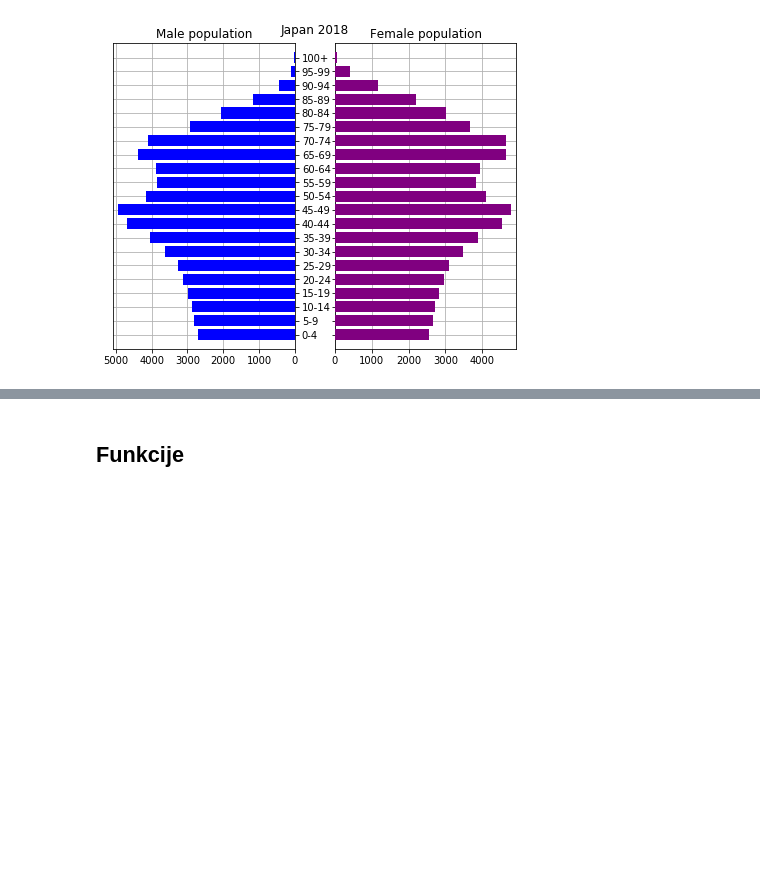
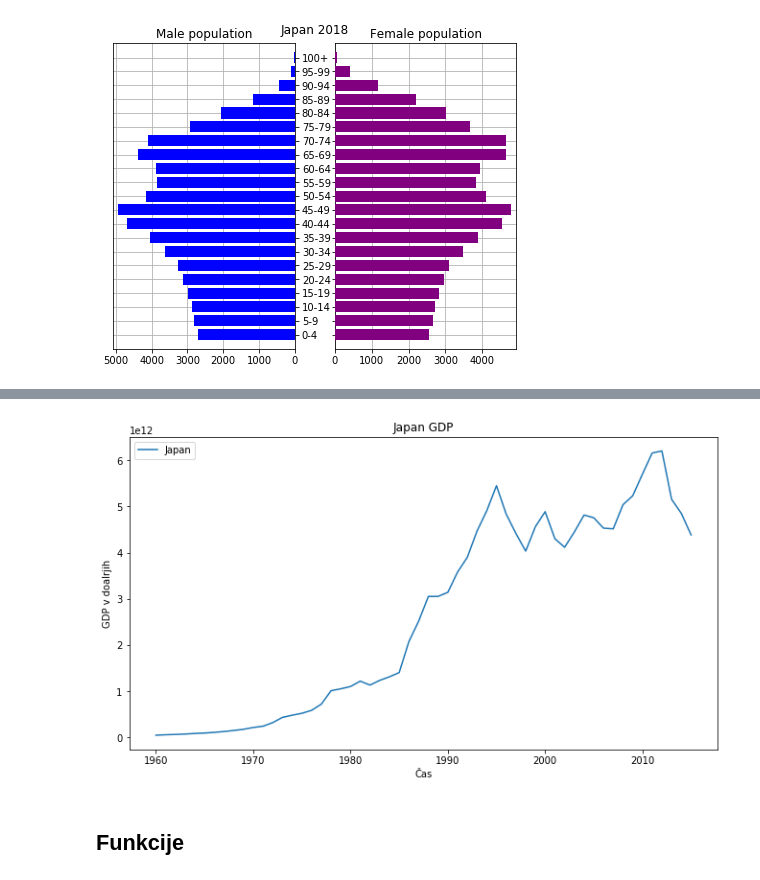
Before and after one commit to MaticSincek/PR18JJMSTB, a Jupyter notebook: vmesno-porocilo.ipynb, the cells around one changed output, grey strips where cells are left out. Saved outputs shown, nothing was run; the diff lists cells and outputs as text; code cells hidden in the pictures; blank space fills up the shorter version.

```diff
--- a/vmesno-porocilo.ipynb
+++ b/vmesno-porocilo.ipynb
@@ -271,3 +300,7 @@ ageGroupVisualisation("WPP2017_PopulationByAgeSex_Medium.csv", 2018, "Japan")
+# %%
+GDP("gdp_years.csv", "Japan")
+# %% [output]
+[figure, added]
 # %% [markdown]
 <h2>Funkcije</h2>
 # %%
```
Also changed, not shown: parts of 22 cells of this notebook.
